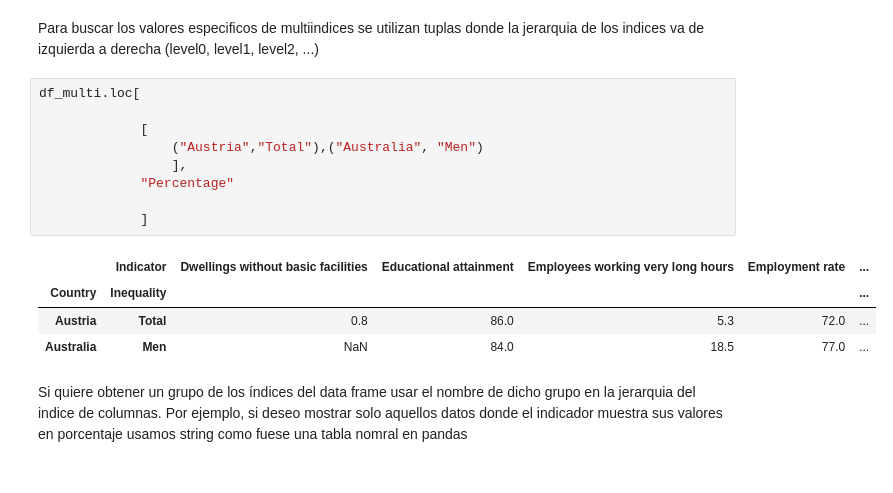
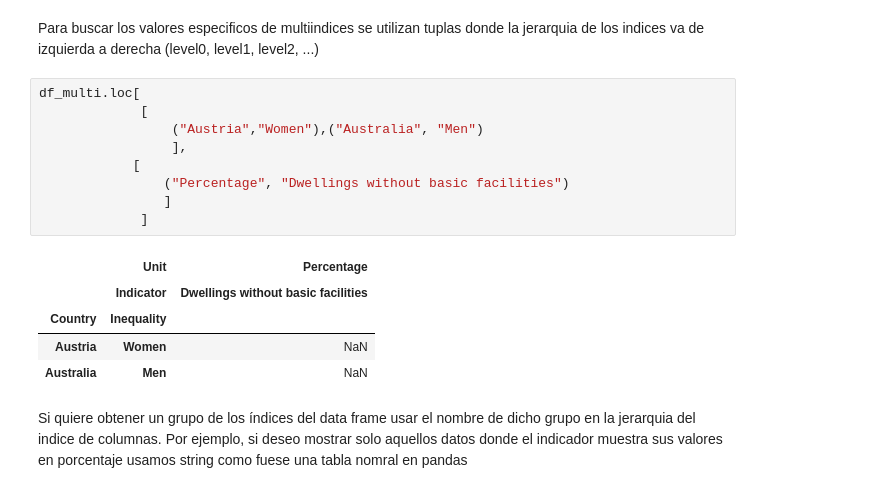
Before and after one commit to pedroortizortega/course_data_analysis, a Jupyter notebook: notebooks/Data Reorganization.ipynb, the cells around one changed output. Saved outputs shown, nothing was run; the diff lists cells and outputs as text.

```diff
--- a/notebooks/Data Reorganization.ipynb
+++ b/notebooks/Data Reorganization.ipynb
@@ -118,18 +138,19 @@ Para buscar los valores especificos de multiindices se utilizan tuplas
 donde la jerarquia de los indices va de izquierda a derecha (level0, level1, level2, ...)
 # %%
 df_multi.loc[
-
              [
-                 ("Austria","Total"),("Australia", "Men")
+                 ("Austria","Women"),("Australia", "Men")
                  ],
-             "Percentage"
-
+            [
+                ("Percentage", "Dwellings without basic facilities")
+                ]
              ]
 # %% [output]
-|  | Indicator | Dwellings without basic facilities | Educational attainment | Employees working very long hours | Employment rate | ... |
-| Country | Inequality |  |  |  |  | ... |
-| Austria | Total | 0.8 | 86.0 | 5.3 | 72.0 | ... |
-| Australia | Men | NaN | 84.0 | 18.5 | 77.0 | ... |
+|  | Unit | Percentage |
+|  | Indicator | Dwellings without basic facilities |
+| Country | Inequality |  |
+| Austria | Women | NaN |
+| Australia | Men | NaN |
 # %% [markdown]
 Si quiere obtener un grupo de los índices del data frame usar el nombre de
 dicho grupo en la jerarquia del indice de columnas. Por ejemplo, si deseo mostrar
```
Also changed, not shown: parts of 9 cells of this notebook.
